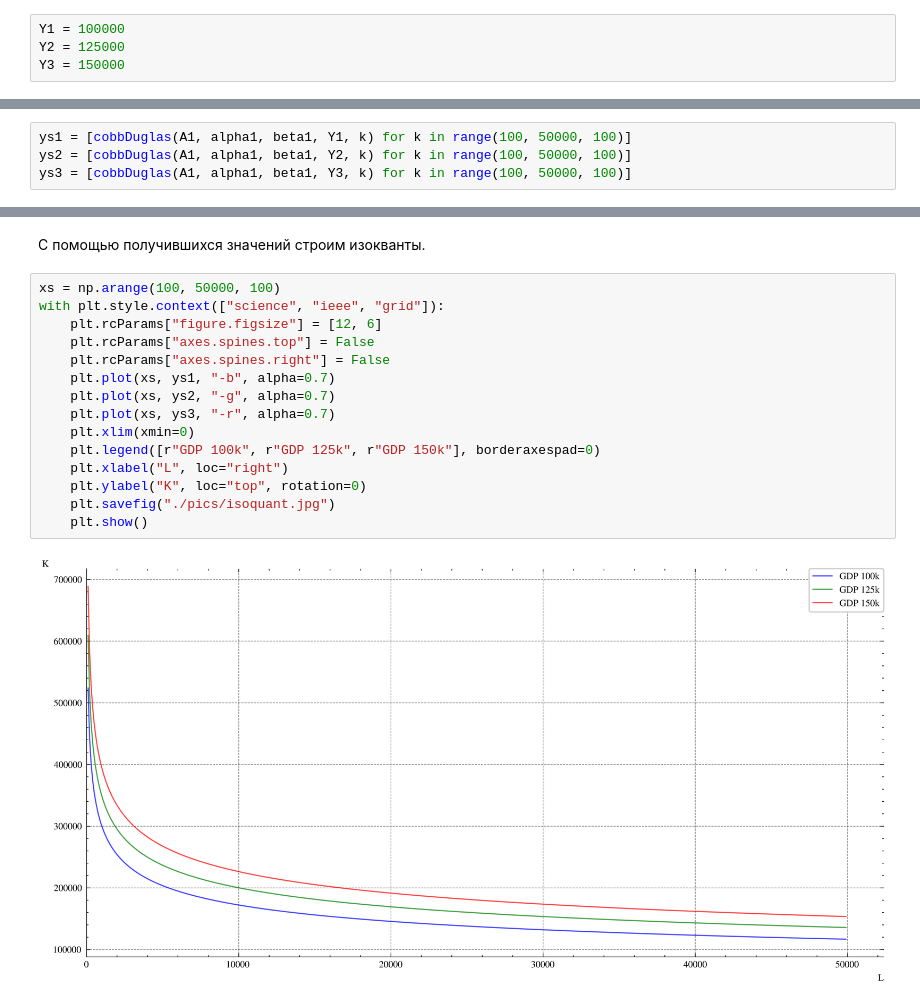
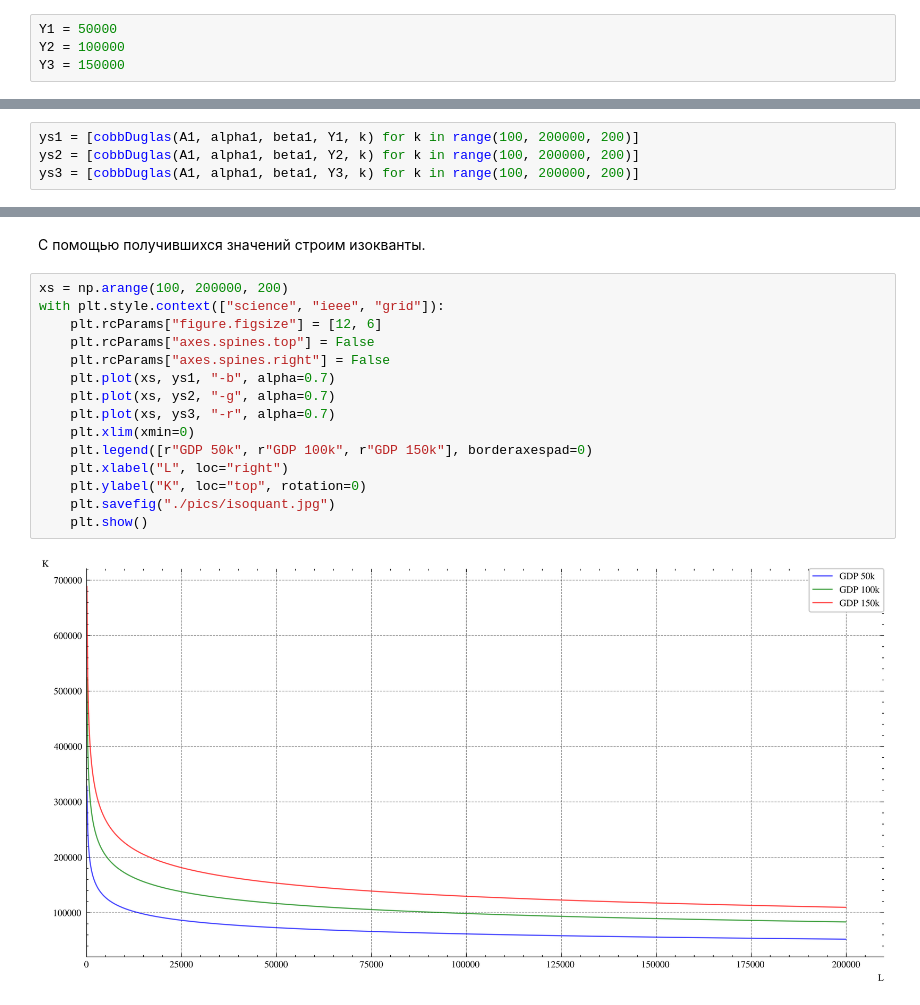
Before and after one commit to endygamedev/university, a Jupyter notebook: 3-course-5-semester/math-modeling/task-2/task-2.ipynb, the cells around one changed output, grey strips where cells are left out. Cells and saved outputs as stored; diff of their text form.

```diff
--- a/3-course-5-semester/math-modeling/task-2/task-2.ipynb
+++ b/3-course-5-semester/math-modeling/task-2/task-2.ipynb
@@ -192,8 +192,8 @@ with plt.style.context(["science", "ieee", "grid"]):
 # %% [markdown]
 Нам дано какое-то ВВП:
 # %%
-Y1 = 100000
-Y2 = 125000
+Y1 = 50000
+Y2 = 100000
 Y3 = 150000
 # %%
 def cobbDuglas(A: float, alpha: float, beta: float, Y: List[int], K: List[int]) -> float:
@@ -217,27 +217,27 @@ def cobbDuglas(A: float, alpha: float, beta: float, Y: List[int], K: List[int])
 # %% [markdown]
 Находим значения `Labour (L)` труда при заданном капитале.
 # %%
-ys1 = [cobbDuglas(A1, alpha1, beta1, Y1, k) for k in range(100, 50000, 100)]
-ys2 = [cobbDuglas(A1, alpha1, beta1, Y2, k) for k in range(100, 50000, 100)]
-ys3 = [cobbDuglas(A1, alpha1, beta1, Y3, k) for k in range(100, 50000, 100)]
+ys1 = [cobbDuglas(A1, alpha1, beta1, Y1, k) for k in range(100, 200000, 200)]
+ys2 = [cobbDuglas(A1, alpha1, beta1, Y2, k) for k in range(100, 200000, 200)]
+ys3 = [cobbDuglas(A1, alpha1, beta1, Y3, k) for k in range(100, 200000, 200)]
 # %% [markdown]
 ### Изокванты
 # %% [markdown]
 С помощью получившихся значений строим изокванты.
 # %%
-xs = np.arange(100, 50000, 100)
+xs = np.arange(100, 200000, 200)
 with plt.style.context(["science", "ieee", "grid"]):
     plt.rcParams["figure.figsize"] = [12, 6]
     plt.rcParams["axes.spines.top"] = False
     plt.rcParams["axes.spines.right"] = False
     plt.plot(xs, ys1, "-b", alpha=0.7)
     plt.plot(xs, ys2, "-g", alpha=0.7)
     plt.plot(xs, ys3, "-r", alpha=0.7)
     plt.xlim(xmin=0)
-    plt.legend([r"GDP 100k", r"GDP 125k", r"GDP 150k"], borderaxespad=0)
+    plt.legend([r"GDP 50k", r"GDP 100k", r"GDP 150k"], borderaxespad=0)
     plt.xlabel("L", loc="right")
     plt.ylabel("K", loc="top", rotation=0)
     plt.savefig("./pics/isoquant.jpg")
     plt.show()
 # %% [output]
-[figure, old version]
+[figure, new version]
```
Also changed, not shown: 1 other file.
